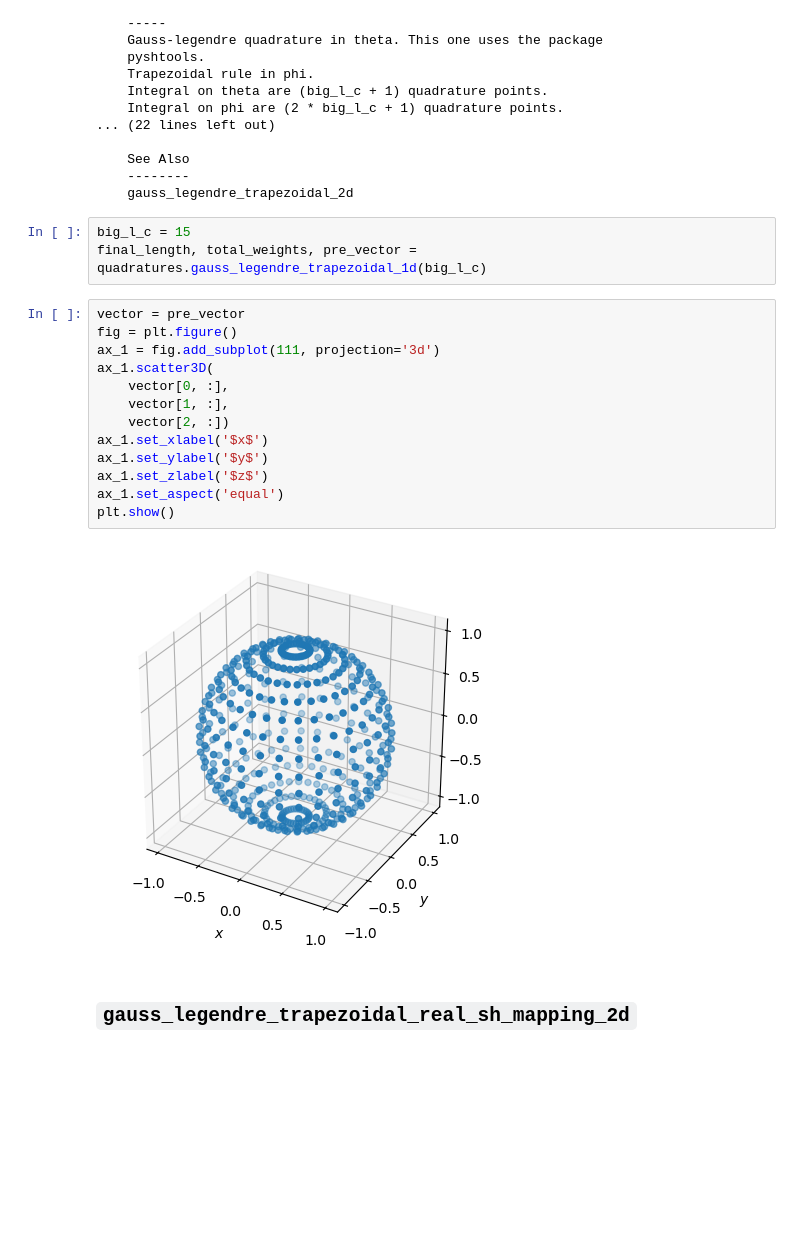
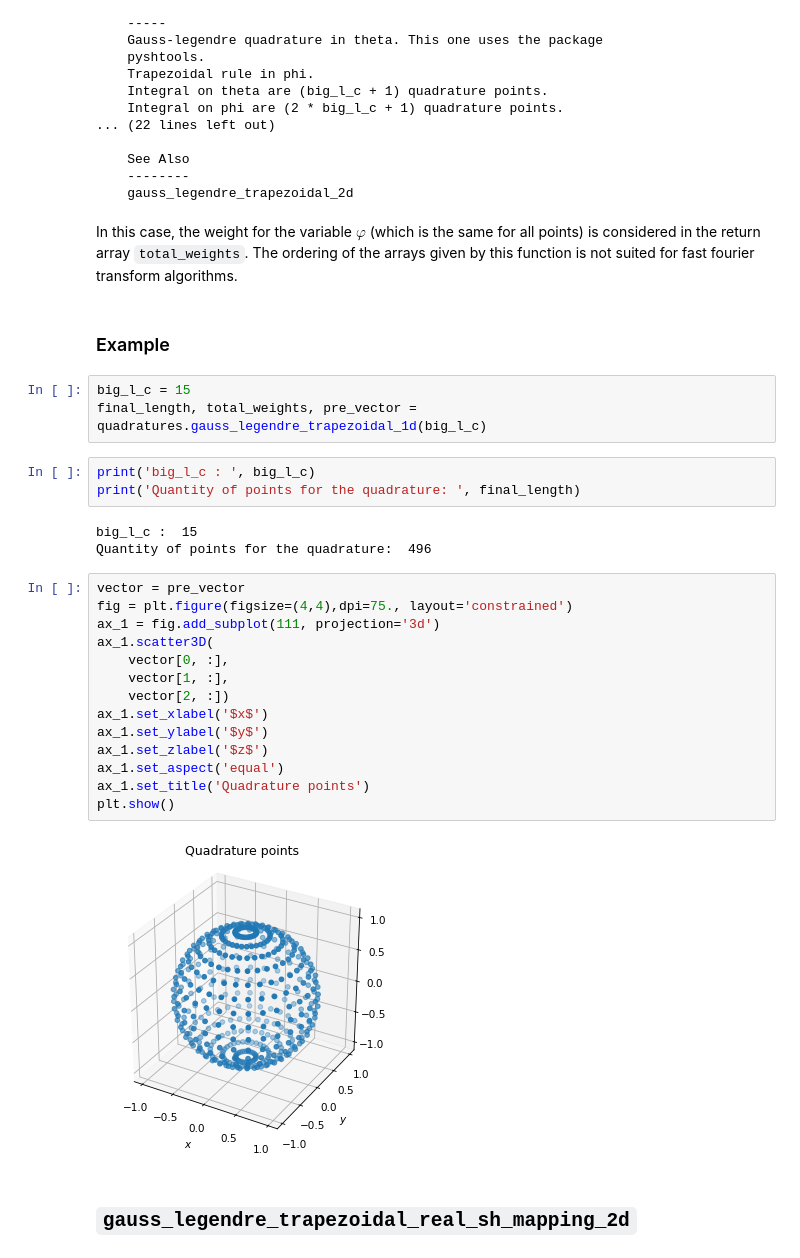
Before and after one commit to iamartineza/biosspheres, a Jupyter notebook: notebooks/quadrature_overview.ipynb, the cells around one changed output. Cells and saved outputs as stored; diff of their text form; blank space fills up the shorter version.

```diff
--- a/notebooks/quadrature_overview.ipynb
+++ b/notebooks/quadrature_overview.ipynb
@@ -119,24 +140,35 @@ print(quadratures.gauss_legendre_trapezoidal_1d.__doc__)
     See Also
     --------
     gauss_legendre_trapezoidal_2d
+# %% [markdown]
+In this case, the weight for the variable $\varphi$ (which is the same for all points) is considered in the return array `total_weights`. The ordering of the arrays given by this function is not suited for fast fourier transform algorithms.
+# %% [markdown]
+### Example
 # %%
 big_l_c = 15
 final_length, total_weights, pre_vector = quadratures.gauss_legendre_trapezoidal_1d(big_l_c)
+# %%
+print('big_l_c : ', big_l_c)
+print('Quantity of points for the quadrature: ', final_length)
+# %% [output]
+big_l_c :  15
+Quantity of points for the quadrature:  496
 # %%
 vector = pre_vector
-fig = plt.figure()
+fig = plt.figure(figsize=(4,4),dpi=75., layout='constrained')
 ax_1 = fig.add_subplot(111, projection='3d')
 ax_1.scatter3D(
     vector[0, :],
     vector[1, :],
     vector[2, :])
 ax_1.set_xlabel('$x$')
 ax_1.set_ylabel('$y$')
 ax_1.set_zlabel('$z$')
 ax_1.set_aspect('equal')
+ax_1.set_title('Quadrature points')
 plt.show()
 # %% [output]
-[figure, old version]
+[figure, new version]
 # %% [markdown]
 ## `gauss_legendre_trapezoidal_real_sh_mapping_2d`
 # %% [markdown]
```
Also changed, not shown: parts of 30 cells of this notebook.
